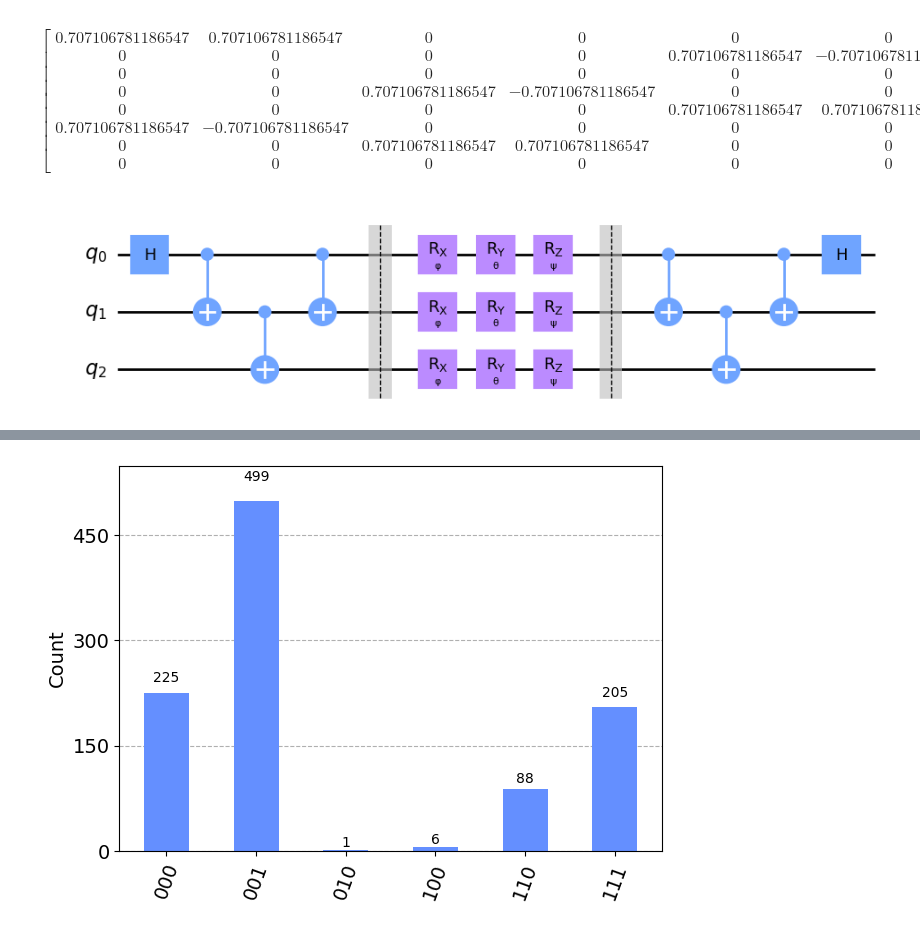
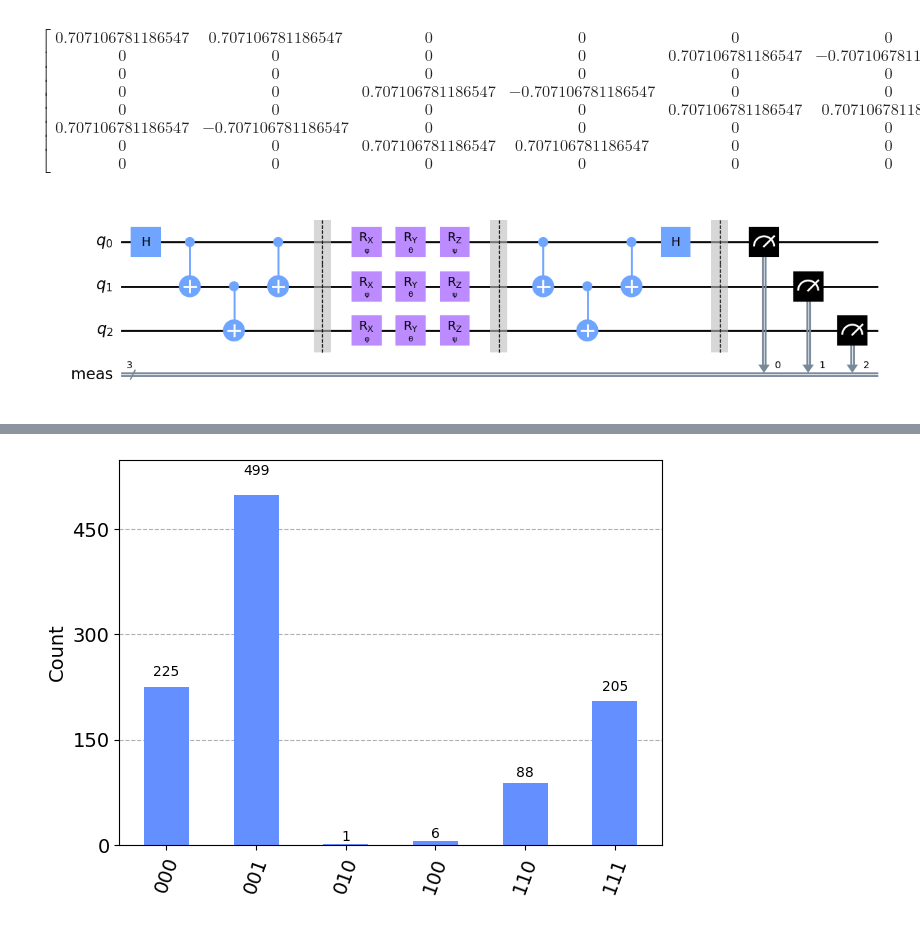
Before and after one commit to splch/ionq-ml-demo, a Jupyter notebook: pt1.ipynb, the cells around one changed output, grey strips where cells are left out. Saved outputs shown, nothing was run; the diff lists cells and outputs as text; code cells hidden in the pictures.

```diff
--- a/pt1.ipynb
+++ b/pt1.ipynb
@@ -163,21 +165,22 @@ $$\left[\begin{matrix}0.707106781186547 & 0.707106781186547 & 0 & 0 & 0 & 0 & 0
 # %%
 parameterized_circuit.barrier()
 
 parameterized_circuit.rx(phi, range(num_qubits))
 parameterized_circuit.ry(theta, range(num_qubits))
 parameterized_circuit.rz(psi, range(num_qubits))
 
 parameterized_circuit.barrier()
 
 parameterized_circuit.cx(0, 1)
 parameterized_circuit.cx(1, 2)
 parameterized_circuit.cx(0, 1)
 
 parameterized_circuit.h(0)
+parameterized_circuit.measure_all()
 
 parameterized_circuit.draw("mpl")
 # %% [output]
-[figure, old version]
+[figure, new version]
 # %%
 parameterized_circuit.assign_parameters(
     {phi: random_angle() for _ in parameterized_circuit.parameters}, inplace=True
```
Also changed, not shown: parts of 4 cells of this notebook.
